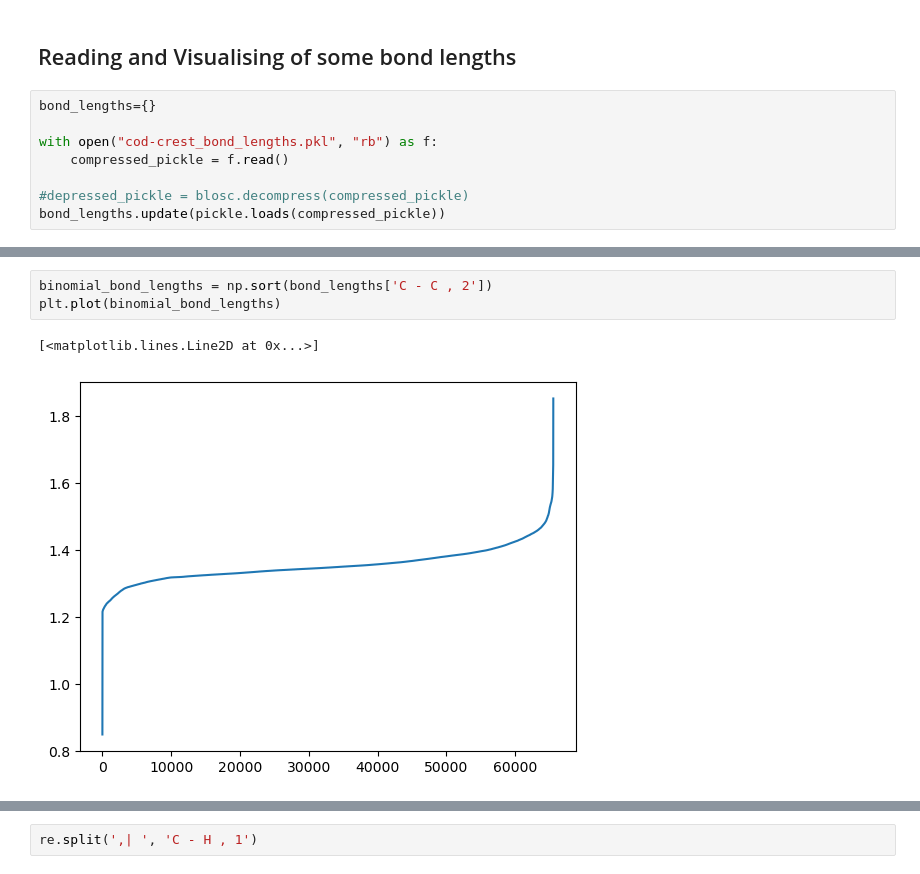
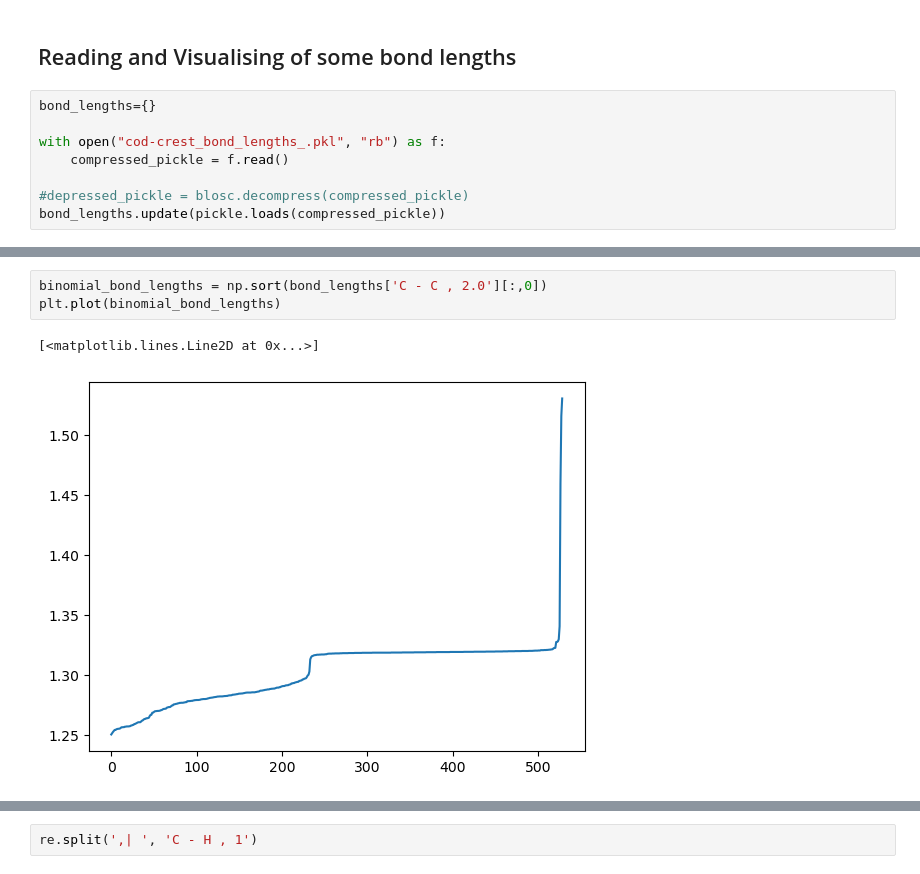
Before and after one commit to ghutchis/boptimol, a Jupyter notebook: Active Learning/Predicting Bond Length.ipynb, the cells around one changed output, grey strips where cells are left out. Drawn from its saved outputs; the diff is of its cells as text.

```diff
--- a/Active Learning/Predicting Bond Length.ipynb
+++ b/Active Learning/Predicting Bond Length.ipynb
@@ -16,7 +17,7 @@ from openbabel import openbabel as ob
 # %%
 bond_lengths={}
 
-with open("cod-crest_bond_lengths.pkl", "rb") as f:
+with open("cod-crest_bond_lengths_.pkl", "rb") as f:
     compressed_pickle = f.read()
 
 #depressed_pickle = blosc.decompress(compressed_pickle)
@@ -45,9 +60,9 @@ plt.plot(bond_lengths['C - C , 2'][0:100])
 # %%
-binomial_bond_lengths = np.sort(bond_lengths['C - C , 2'])
+binomial_bond_lengths = np.sort(bond_lengths['C - C , 2.0'][:,0])
 plt.plot(binomial_bond_lengths)
 # %% [output]
 [<matplotlib.lines.Line2D at 0x...>]
-[figure, old version]
+[figure, new version]
 # %%
 dist = np.histogram(binomial_bond_lengths, 1000, (0.8495, 1.8531))
 plt.plot(np.linspace(0.8495, 1.8531, 1000), dist[0])
```
Also changed, not shown: parts of 32 cells of this notebook.
